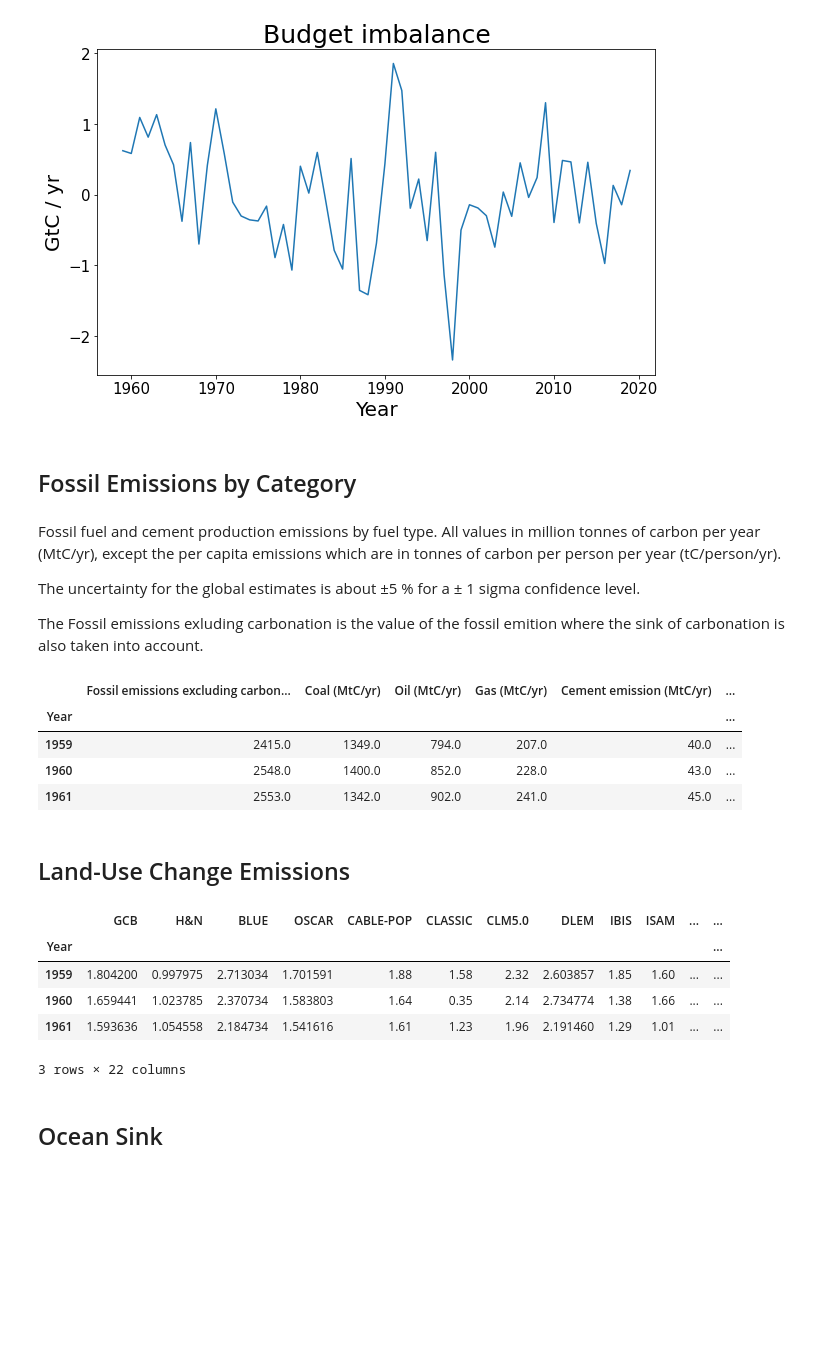
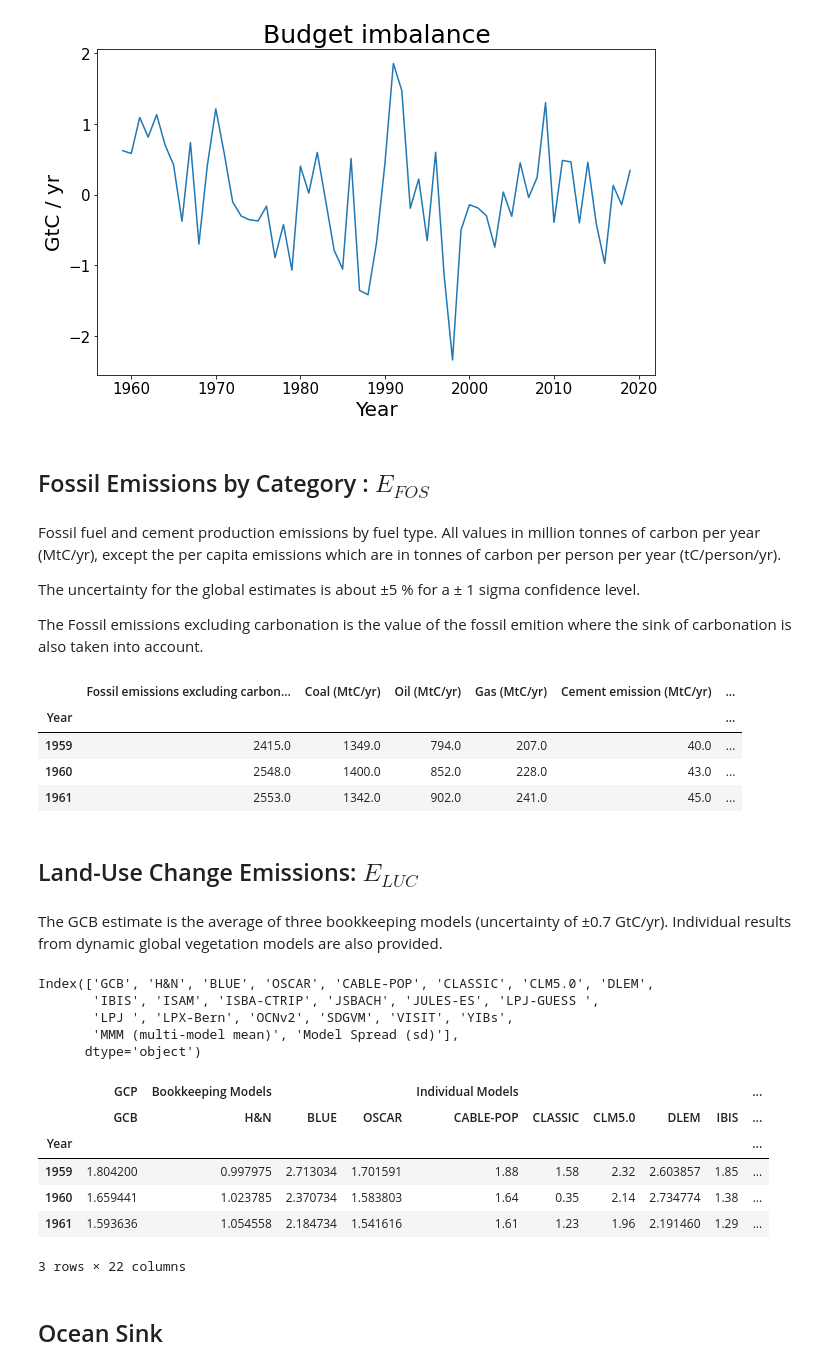
Before and after one commit to OpenGeoScales/ogs-data-exploration, a Jupyter notebook: notebooks/ghg-emissions/gcp/GCP_Exploration.ipynb, the cells around one changed output. Cells and saved outputs as stored; diff of their text form; code cells hidden in the pictures; blank space fills up the shorter version.

```diff
--- a/notebooks/ghg-emissions/gcp/GCP_Exploration.ipynb
+++ b/notebooks/ghg-emissions/gcp/GCP_Exploration.ipynb
@@ -6,7 +6,7 @@ import matplotlib.pyplot as plt
 <h1> Exploration of GCP database</h1>
 # %%
 # Import the excel project
-xls = pd.ExcelFile("Global_Carbon_Budget_2020v1.0.xlsx")
+xls = pd.ExcelFile("../../../data-catalog/ghg-emissions/gcp/Global_Carbon_Budget_2020v1.0.xlsx")
 
 print("List of excel sheets in the database: ")
 print(xls.sheet_names)
@@ -87,13 +101,13 @@ plt.ylabel("GtC / yr",size=20)
 Text(0, 0.5, 'GtC / yr')
 [figure]
 # %% [markdown]
-<h2>Fossil Emissions by Category</h2>
+<h2>Fossil Emissions by Category : $E_{FOS}$</h2>
 # %% [markdown]
 Fossil fuel and cement production emissions by fuel type. All values in million tonnes of carbon per year (MtC/yr), except the per capita emissions which are in tonnes of carbon per person per year (tC/person/yr).
 
 The uncertainty for the global estimates is about ±5 % for a ± 1 sigma confidence level. <br/>
 
-The Fossil emissions exluding carbonation is the value of the fossil emition where the sink of carbonation is also taken into account.
+The Fossil emissions excluding carbonation is the value of the fossil emition where the sink of carbonation is also taken into account.
 # %%
 # Read file
 df_fe = pd.read_excel(xls, 'Fossil Emissions by Category',header=8)
@@ -119,27 +133,49 @@ df_fe.head(3)
 | 1960 | 2548.0 | 1400.0 | 852.0 | 228.0 | 43.0 | ... |
 | 1961 | 2553.0 | 1342.0 | 902.0 | 241.0 | 45.0 | ... |
 # %% [markdown]
-<h2>Land-Use Change Emissions</h2>
+<h2>Land-Use Change Emissions: $E_{LUC}$</h2>
+# %% [markdown]
+The GCB estimate is the average of three bookkeeping models (uncertainty of ±0.7 GtC/yr). Individual results from dynamic global vegetation models are also provided.
 # %%
 # Read file
 df_lu = pd.read_excel(xls, 'Land-Use Change Emissions',header=28)
 
 # Drop blank columns
 df_lu.drop([df_lu.columns[i] for i in [2,6,20,24]],axis=1,inplace=True)
 df_lu = df_lu.iloc[:,:23]
 
 # Change column Year to index
 df_lu.set_index("Year",inplace=True)
 
+# Create multi-level indexing on columns to reflect the differences of the models.
+columns_try=[]
+for c in df_lu.columns:
+    if c in ['H&N', 'BLUE', 'OSCAR']:
+        columns_try.append(("Bookkeeping Models",c))
+    elif c in ['CABLE-POP', 'CLASSIC', 'CLM5.0', 'DLEM','IBIS', 'ISAM', 'ISBA-CTRIP', 'JSBACH', 'JULES-ES',
+               'LPJ-GUESS ','LPJ ', 'LPX-Bern', 'OCNv2', 'SDGVM', 'VISIT', 'YIBs']:
+        columns_try.append(("Individual DGVM Models",c))
+    elif c in ['MMM (multi-model mean)', 'Model Spread (sd)']:
+        columns_try.append(('Statistics',c))
+    else:
+        columns_try.append(('GCP',c))
+df_lu.columns = pd.MultiIndex.from_tuples(columns_try)
+
 # Visual inspection
 df_lu.head(3)
 # %% [output]
+Index(['GCB', 'H&N', 'BLUE', 'OSCAR', 'CABLE-POP', 'CLASSIC', 'CLM5.0', 'DLEM',
+       'IBIS', 'ISAM', 'ISBA-CTRIP', 'JSBACH', 'JULES-ES', 'LPJ-GUESS ',
+       'LPJ ', 'LPX-Bern', 'OCNv2', 'SDGVM', 'VISIT', 'YIBs',
+       'MMM (multi-model mean)', 'Model Spread (sd)'],
+      dtype='object')
-|  | GCB | H&N | BLUE | OSCAR | CABLE-POP | CLASSIC | CLM5.0 | DLEM | IBIS | ISAM | ... | ... |
-| Year |  |  |  |  |  |  |  |  |  |  |  | ... |
-| 1959 | 1.804200 | 0.997975 | 2.713034 | 1.701591 | 1.88 | 1.58 | 2.32 | 2.603857 | 1.85 | 1.60 | ... | ... |
-| 1960 | 1.659441 | 1.023785 | 2.370734 | 1.583803 | 1.64 | 0.35 | 2.14 | 2.734774 | 1.38 | 1.66 | ... | ... |
-| 1961 | 1.593636 | 1.054558 | 2.184734 | 1.541616 | 1.61 | 1.23 | 1.96 | 2.191460 | 1.29 | 1.01 | ... | ... |
+|  | GCP | Bookkeeping Models |  |  | Individual Models |  |  |  |  | ... |
+|  | GCB | H&N | BLUE | OSCAR | CABLE-POP | CLASSIC | CLM5.0 | DLEM | IBIS | ... |
+| Year |  |  |  |  |  |  |  |  |  | ... |
+| 1959 | 1.804200 | 0.997975 | 2.713034 | 1.701591 | 1.88 | 1.58 | 2.32 | 2.603857 | 1.85 | ... |
+| 1960 | 1.659441 | 1.023785 | 2.370734 | 1.583803 | 1.64 | 0.35 | 2.14 | 2.734774 | 1.38 | ... |
+| 1961 | 1.593636 | 1.054558 | 2.184734 | 1.541616 | 1.61 | 1.23 | 1.96 | 2.191460 | 1.29 | ... |
-3 rows × 22 columns
+3 rows × 22 columns
 # %% [markdown]
 <h2>Ocean Sink</h2>
 # %% [markdown]
```
Also changed, not shown: parts of 5 cells of this notebook, 1 other file.
